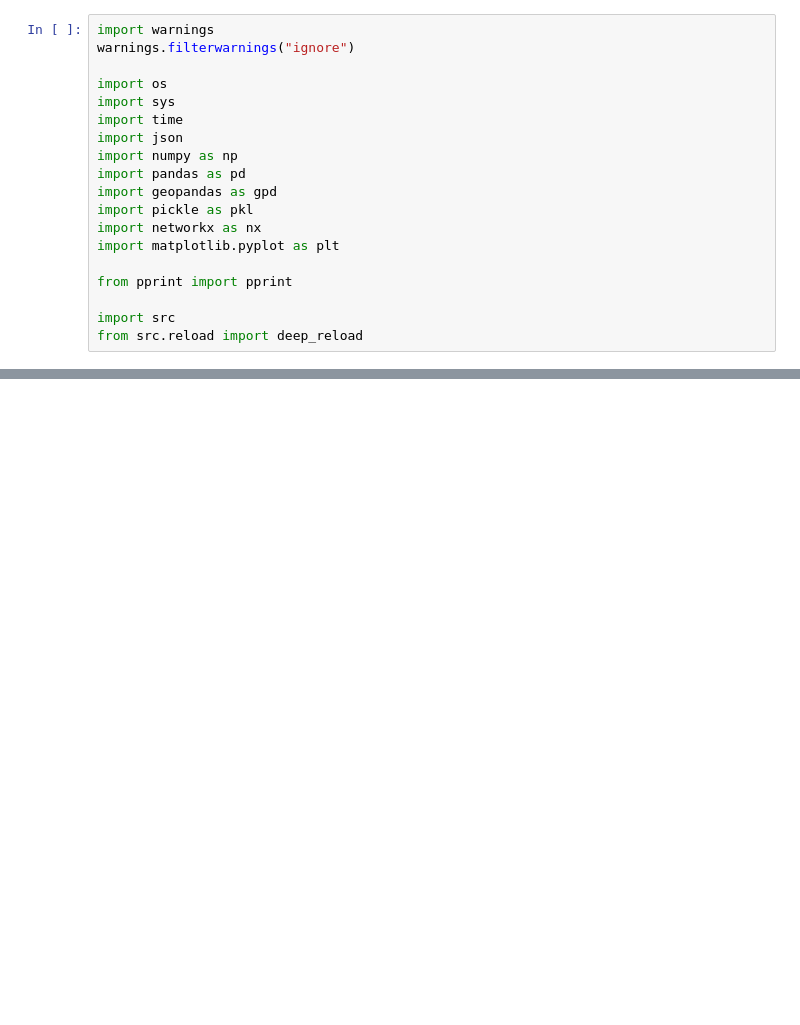
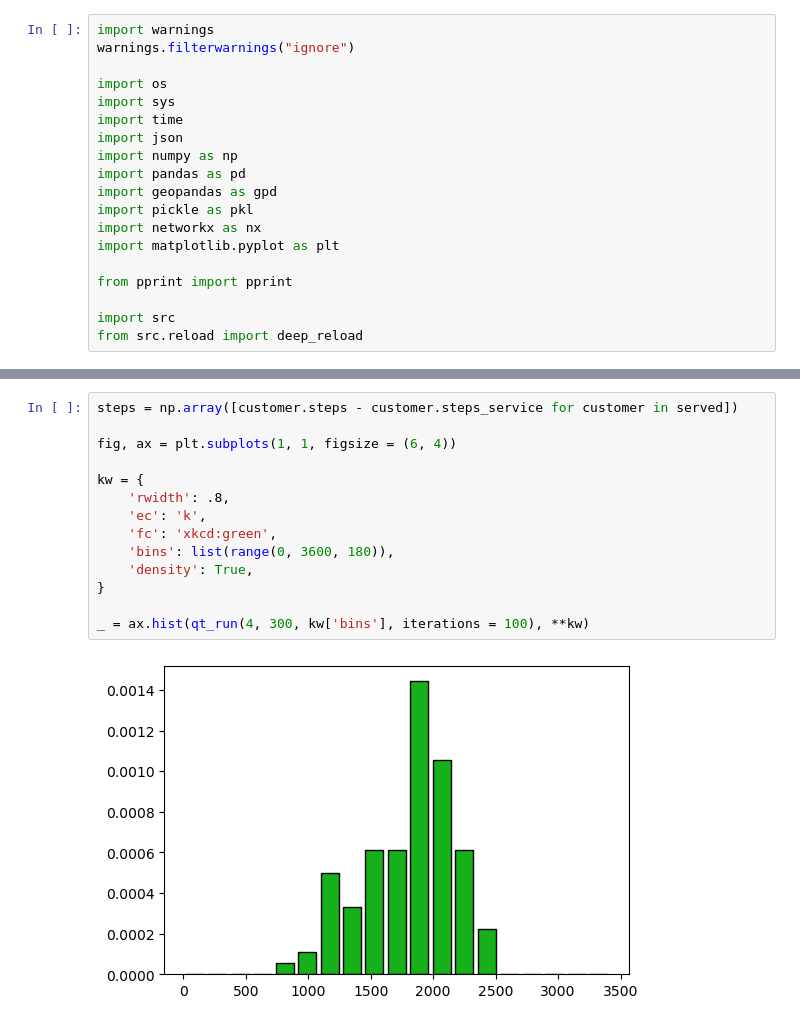
Before and after one commit to airabino/supply_sensitive_router, a Jupyter notebook: Simulated_Queuing.ipynb, the cells around one changed output, grey strips where cells are left out. Cells and saved outputs as stored; diff of their text form; blank space fills up the shorter version.

```diff
--- a/Simulated_Queuing.ipynb
+++ b/Simulated_Queuing.ipynb
@@ -80,0 +154,16 @@ servers[0].__dict__
+# %%
+steps = np.array([customer.steps - customer.steps_service for customer in served])
+
+fig, ax = plt.subplots(1, 1, figsize = (6, 4))
+
+kw = {
+    'rwidth': .8,
+    'ec': 'k',
+    'fc': 'xkcd:green',
+    'bins': list(range(0, 3600, 180)),
+    'density': True,
+}
+
+_ = ax.hist(qt_run(4, 300, kw['bins'], iterations = 100), **kw)
+# %% [output]
+[figure, added]
```
Also changed, not shown: parts of 13 cells of this notebook, 3 other files.
